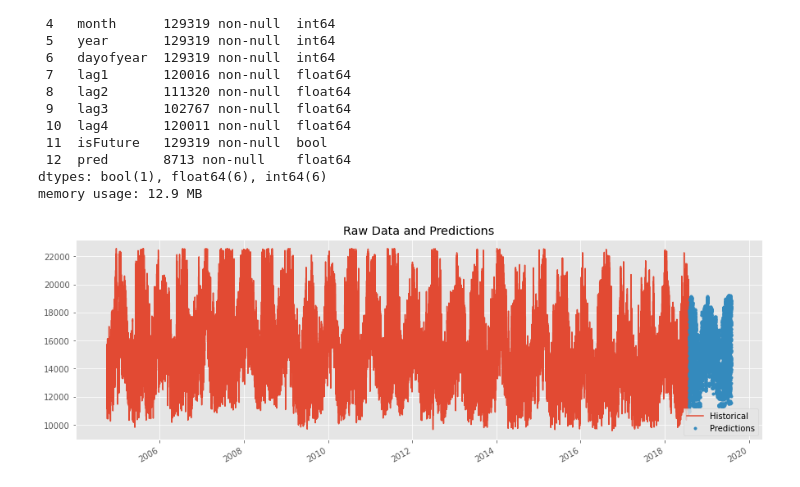
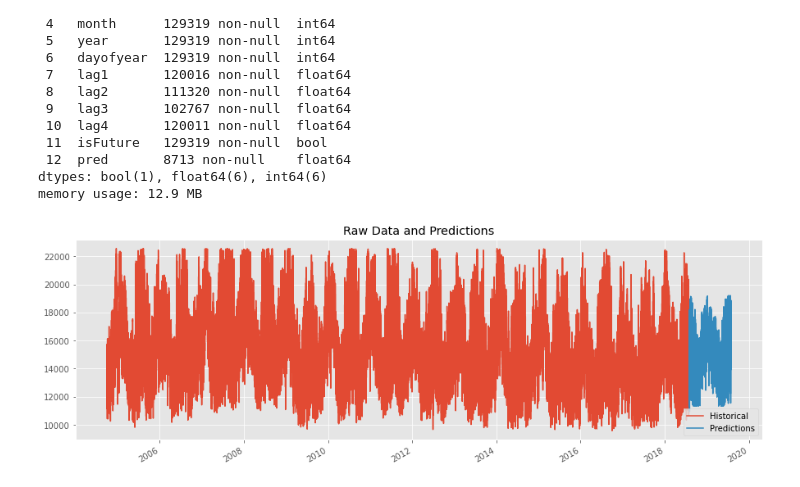
Before and after one commit to S-J-Johnston/Energy_consumption_forecasting, a Jupyter notebook: Forecasting_Using_XGBoost_Advanced_Methods.ipynb, the cells around one changed output. Drawn from its saved outputs; the diff is of its cells as text; code cells hidden in the pictures.

```diff
--- a/Forecasting_Using_XGBoost_Advanced_Methods.ipynb
+++ b/Forecasting_Using_XGBoost_Advanced_Methods.ipynb
@@ -384,9 +385,10 @@ dtypes: bool(1), float64(6), int64(6)
 memory usage: 12.9 MB
 # %%
 ax = df_and_future_predictions[['AEP_MW']].plot(figsize=(15, 5))
-df_and_future_predictions['pred'].plot(ax=ax, style='.')
+df_and_future_predictions['pred'].plot(ax=ax)
 plt.legend(['Historical', 'Predictions'])
 ax.set_title('Raw Data and Predictions')
+plt.savefig('Images/Raw_Data_and_Predictions.png')
 plt.show()
 # %% [output]
-[figure, old version]
+[figure, new version]
```
Also changed, not shown: parts of 1 cell of this notebook, 4 other files.
